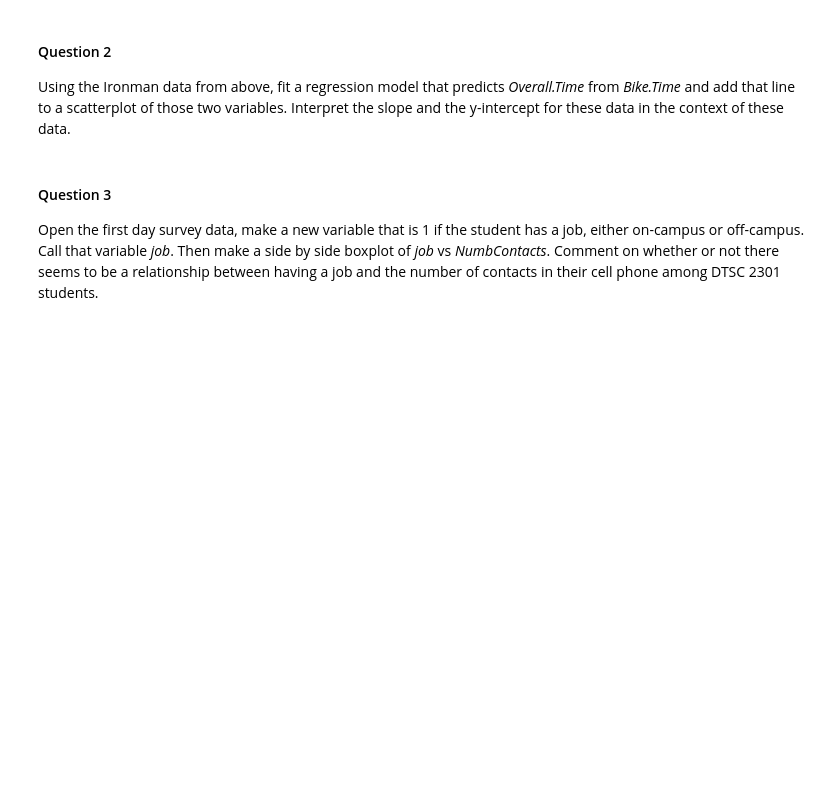
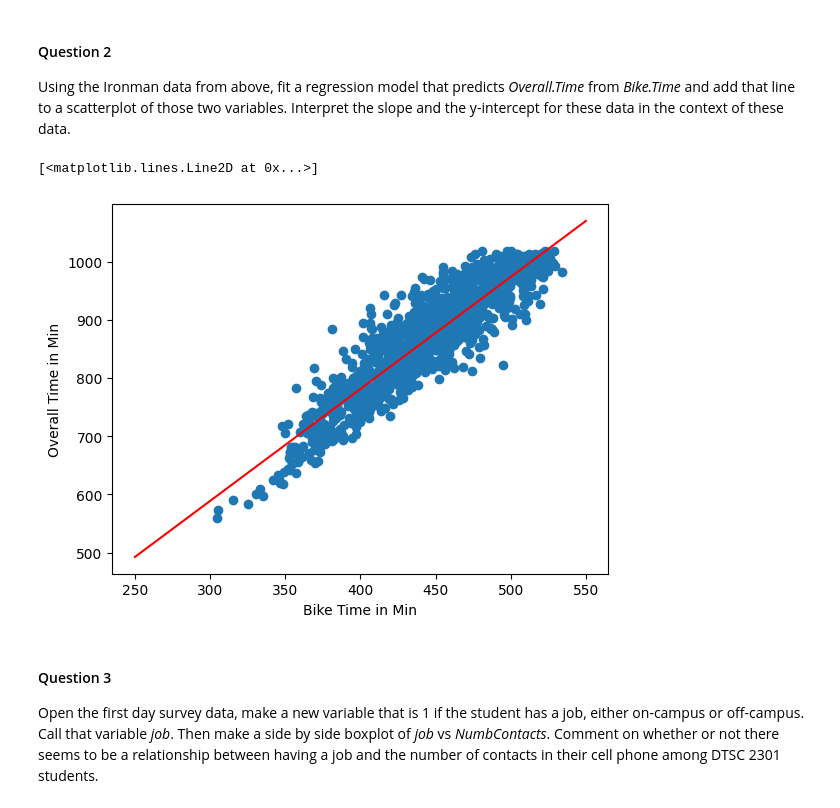
Before and after one commit to mlukoms0/DTSC2301_HW, a Jupyter notebook: DTSC2301_S25_HW2.ipynb, the cells around one changed output. Saved outputs shown, nothing was run; the diff lists cells and outputs as text; code cells hidden in the pictures; blank space fills up the shorter version.

```diff
--- a/DTSC2301_S25_HW2.ipynb
+++ b/DTSC2301_S25_HW2.ipynb
@@ -32,6 +36,19 @@ plt.show()
 # %% [markdown]
 #### Question 2
 Using the Ironman data from above, fit a regression model that predicts *Overall.Time* from *Bike.Time* and add that line to a scatterplot of those two variables.  Interpret the slope and the y-intercept for these data in the context of these data.
+# %%
+beta0,beta1 = np.polyfit(df['Bike.Time'],df['Overall.Time'],deg=1)
+xseq = np.linspace(250,550,num=100)
+
+
+
+plt.scatter(df['Bike.Time'],df['Overall.Time'])
+plt.xlabel('Bike Time in Min')
+plt.ylabel('Overall Time in Min')
+plt.plot(xseq,beta1+beta0*xseq,color='red')
+# %% [output]
+[<matplotlib.lines.Line2D at 0x...>]
+[figure, added]
 # %% [markdown]
 #### Question 3
 Open the first day survey data, make a new variable that is 1 if the student has a job, either on-campus or off-campus.  Call that variable *job*.  Then make a side by side boxplot of *job* vs *NumbContacts*.  Comment on whether or not there seems to be a relationship between having a job and the number of contacts in their cell phone among DTSC 2301 students.
```
Also changed, not shown: parts of 5 cells of this notebook, 2 other files.
